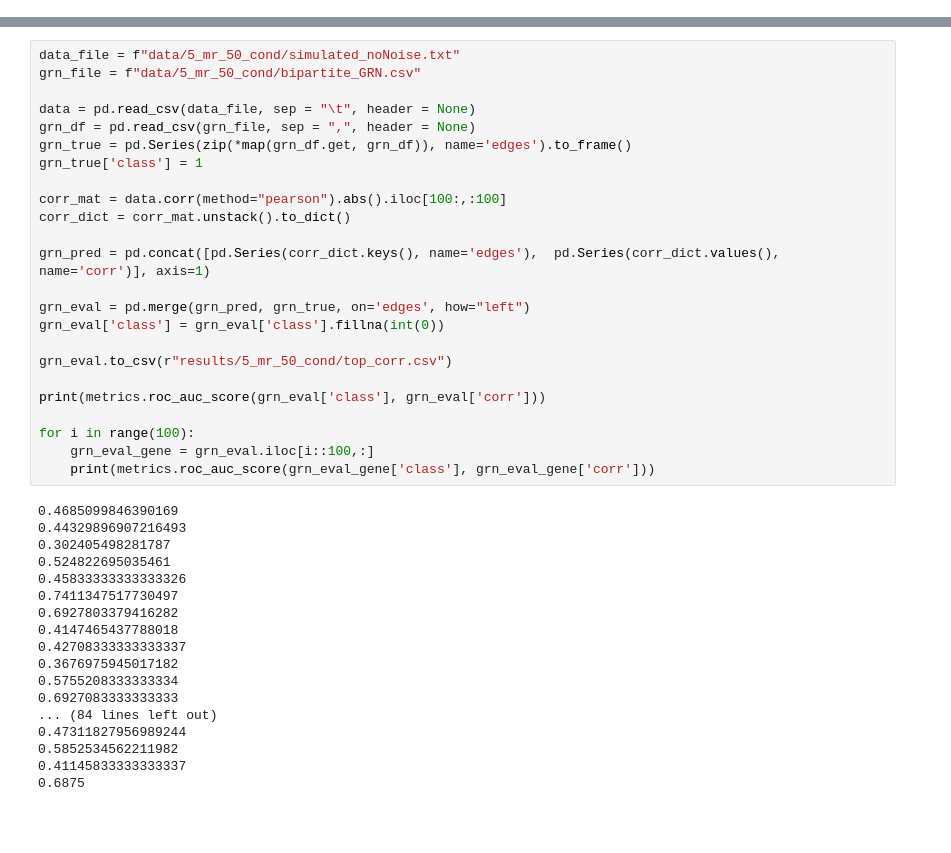
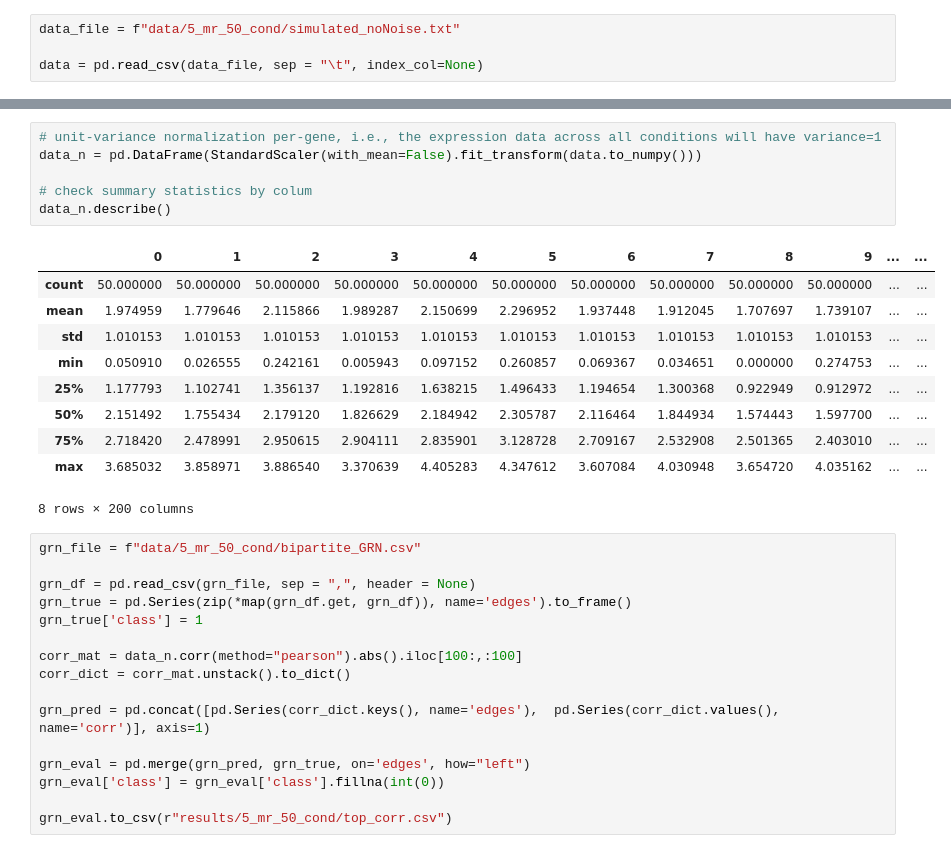
Before and after one commit to MehakBindra/treeGRN, a Jupyter notebook: baseline.ipynb, the cells around one changed output, grey strips where cells are left out. Saved outputs shown, nothing was run; the diff lists cells and outputs as text; blank space fills up the shorter version.

```diff
--- a/baseline.ipynb
+++ b/baseline.ipynb
@@ -5,0 +9,4 @@ import sklearn.metrics as metrics
+# %%
+data_file = f"data/5_mr_50_cond/simulated_noNoise.txt"
+
+data = pd.read_csv(data_file, sep = "\t", index_col=None)
@@ -6,13 +86,28 @@ import sklearn.metrics as metrics
+# %%
+# unit-variance normalization per-gene, i.e., the expression data across all conditions will have variance=1
+data_n = pd.DataFrame(StandardScaler(with_mean=False).fit_transform(data.to_numpy()))
+
+# check summary statistics by colum
+data_n.describe()
+# %% [output]
+|  | 0 | 1 | 2 | 3 | 4 | 5 | 6 | 7 | 8 | 9 | ... | ... |
+| count | 50.000000 | 50.000000 | 50.000000 | 50.000000 | 50.000000 | 50.000000 | 50.000000 | 50.000000 | 50.000000 | 50.000000 | ... | ... |
+| mean | 1.974959 | 1.779646 | 2.115866 | 1.989287 | 2.150699 | 2.296952 | 1.937448 | 1.912045 | 1.707697 | 1.739107 | ... | ... |
+| std | 1.010153 | 1.010153 | 1.010153 | 1.010153 | 1.010153 | 1.010153 | 1.010153 | 1.010153 | 1.010153 | 1.010153 | ... | ... |
+| min | 0.050910 | 0.026555 | 0.242161 | 0.005943 | 0.097152 | 0.260857 | 0.069367 | 0.034651 | 0.000000 | 0.274753 | ... | ... |
+| 25% | 1.177793 | 1.102741 | 1.356137 | 1.192816 | 1.638215 | 1.496433 | 1.194654 | 1.300368 | 0.922949 | 0.912972 | ... | ... |
+| 50% | 2.151492 | 1.755434 | 2.179120 | 1.826629 | 2.184942 | 2.305787 | 2.116464 | 1.844934 | 1.574443 | 1.597700 | ... | ... |
+| 75% | 2.718420 | 2.478991 | 2.950615 | 2.904111 | 2.835901 | 3.128728 | 2.709167 | 2.532908 | 2.501365 | 2.403010 | ... | ... |
+| max | 3.685032 | 3.858971 | 3.886540 | 3.370639 | 4.405283 | 4.347612 | 3.607084 | 4.030948 | 3.654720 | 4.035162 | ... | ... |
+8 rows × 200 columns
 # %%
-data_file = f"data/5_mr_50_cond/simulated_noNoise.txt"
 grn_file = f"data/5_mr_50_cond/bipartite_GRN.csv"
 
-data = pd.read_csv(data_file, sep = "\t", header = None)
 grn_df = pd.read_csv(grn_file, sep = ",", header = None)
 grn_true = pd.Series(zip(*map(grn_df.get, grn_df)), name='edges').to_frame()
 grn_true['class'] = 1
 
-corr_mat = data.corr(method="pearson").abs().iloc[100:,:100]
+corr_mat = data_n.corr(method="pearson").abs().iloc[100:,:100]
 corr_dict = corr_mat.unstack().to_dict()
 
 grn_pred = pd.concat([pd.Series(corr_dict.keys(), name='edges'),  pd.Series(corr_dict.values(), name='corr')], axis=1)
@@ -21,27 +116,3 @@ grn_eval = pd.merge(grn_pred, grn_true, on='edges', how="left")
 grn_eval['class'] = grn_eval['class'].fillna(int(0))
 
 grn_eval.to_csv(r"results/5_mr_50_cond/top_corr.csv")
-
-print(metrics.roc_auc_score(grn_eval['class'], grn_eval['corr']))
-
-for i in range(100):
-    grn_eval_gene = grn_eval.iloc[i::100,:]
-    print(metrics.roc_auc_score(grn_eval_gene['class'], grn_eval_gene['corr']))
-# %% [output]
-0.4685099846390169
-0.44329896907216493
-0.302405498281787
-0.524822695035461
-0.45833333333333326
-0.7411347517730497
-0.6927803379416282
-0.4147465437788018
-0.42708333333333337
-0.3676975945017182
-0.5755208333333334
-0.6927083333333333
-... (84 lines left out)
-0.47311827956989244
-0.5852534562211982
-0.41145833333333337
-0.6875
```
Also changed, not shown: parts of 10 cells of this notebook, 2 other files.
